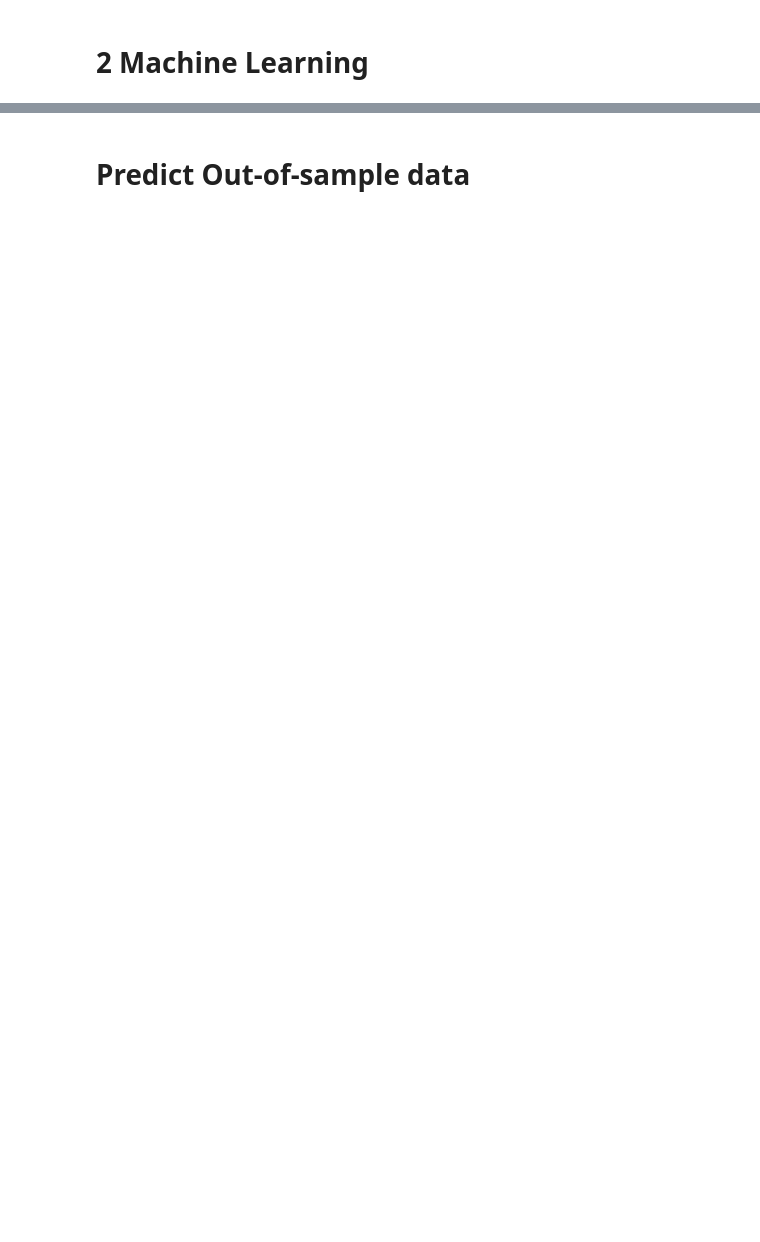
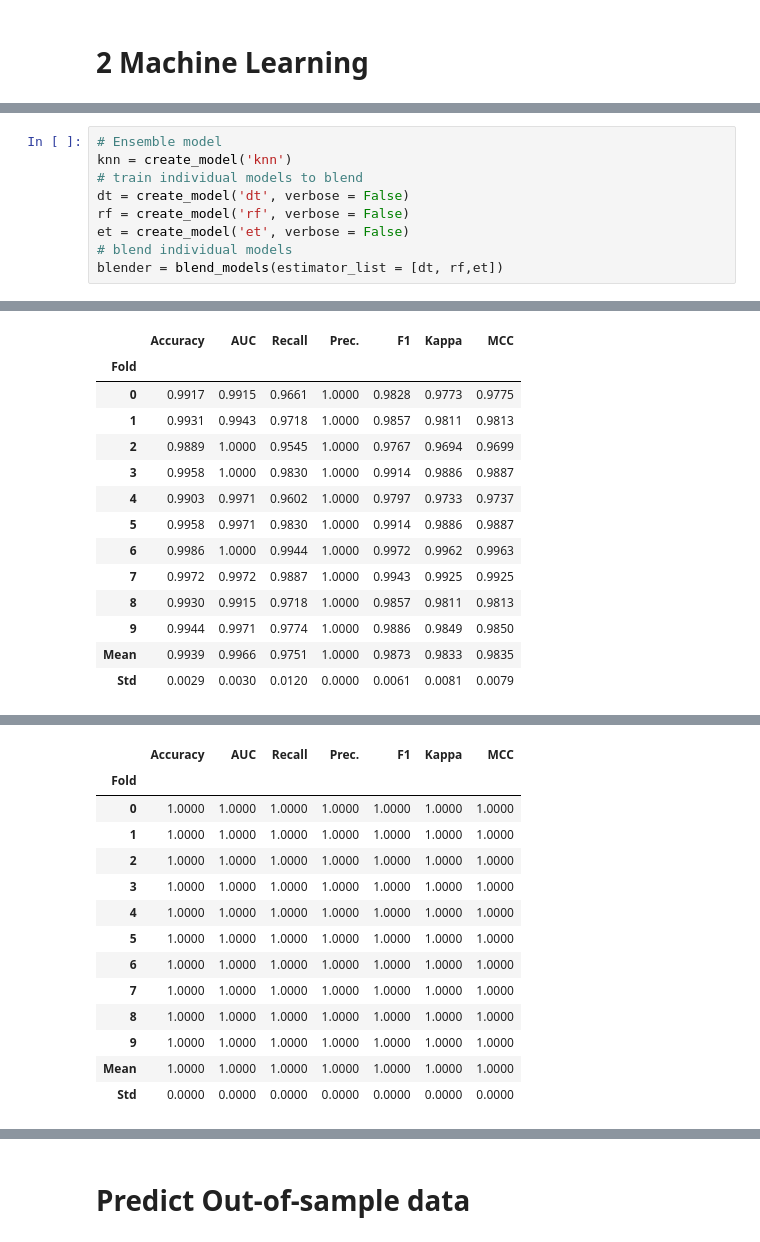
Before and after one commit to izardy/myrapid-backend, a Jupyter notebook: ml/RapidKL_Hackathon_Predict_Label2.ipynb, the cells around one changed output, grey strips where cells are left out. Drawn from its saved outputs; the diff is of its cells as text; blank space fills up the shorter version.

```diff
--- a/ml/RapidKL_Hackathon_Predict_Label2.ipynb
+++ b/ml/RapidKL_Hackathon_Predict_Label2.ipynb
@@ -404 +437,11 @@ best = compare_models()
 [interactive output not drawn]
+# %%
+# Ensemble model
+knn = create_model('knn')
+# train individual models to blend
+dt = create_model('dt', verbose = False)
+rf = create_model('rf', verbose = False)
+et = create_model('et', verbose = False)
+# blend individual models
+blender = blend_models(estimator_list = [dt, rf,et])
+# %% [output]
@@ -404,0 +449,14 @@ best = compare_models()
+|  | Accuracy | AUC | Recall | Prec. | F1 | Kappa | MCC |
+| Fold |  |  |  |  |  |  |  |
+| 0 | 0.9917 | 0.9915 | 0.9661 | 1.0000 | 0.9828 | 0.9773 | 0.9775 |
+| 1 | 0.9931 | 0.9943 | 0.9718 | 1.0000 | 0.9857 | 0.9811 | 0.9813 |
+| 2 | 0.9889 | 1.0000 | 0.9545 | 1.0000 | 0.9767 | 0.9694 | 0.9699 |
+| 3 | 0.9958 | 1.0000 | 0.9830 | 1.0000 | 0.9914 | 0.9886 | 0.9887 |
+| 4 | 0.9903 | 0.9971 | 0.9602 | 1.0000 | 0.9797 | 0.9733 | 0.9737 |
+| 5 | 0.9958 | 0.9971 | 0.9830 | 1.0000 | 0.9914 | 0.9886 | 0.9887 |
+| 6 | 0.9986 | 1.0000 | 0.9944 | 1.0000 | 0.9972 | 0.9962 | 0.9963 |
+| 7 | 0.9972 | 0.9972 | 0.9887 | 1.0000 | 0.9943 | 0.9925 | 0.9925 |
+| 8 | 0.9930 | 0.9915 | 0.9718 | 1.0000 | 0.9857 | 0.9811 | 0.9813 |
+| 9 | 0.9944 | 0.9971 | 0.9774 | 1.0000 | 0.9886 | 0.9849 | 0.9850 |
+| Mean | 0.9939 | 0.9966 | 0.9751 | 1.0000 | 0.9873 | 0.9833 | 0.9835 |
+| Std | 0.0029 | 0.0030 | 0.0120 | 0.0000 | 0.0061 | 0.0081 | 0.0079 |
@@ -404,0 +465,14 @@ best = compare_models()
+|  | Accuracy | AUC | Recall | Prec. | F1 | Kappa | MCC |
+| Fold |  |  |  |  |  |  |  |
+| 0 | 1.0000 | 1.0000 | 1.0000 | 1.0000 | 1.0000 | 1.0000 | 1.0000 |
+| 1 | 1.0000 | 1.0000 | 1.0000 | 1.0000 | 1.0000 | 1.0000 | 1.0000 |
+| 2 | 1.0000 | 1.0000 | 1.0000 | 1.0000 | 1.0000 | 1.0000 | 1.0000 |
+| 3 | 1.0000 | 1.0000 | 1.0000 | 1.0000 | 1.0000 | 1.0000 | 1.0000 |
+| 4 | 1.0000 | 1.0000 | 1.0000 | 1.0000 | 1.0000 | 1.0000 | 1.0000 |
+| 5 | 1.0000 | 1.0000 | 1.0000 | 1.0000 | 1.0000 | 1.0000 | 1.0000 |
+| 6 | 1.0000 | 1.0000 | 1.0000 | 1.0000 | 1.0000 | 1.0000 | 1.0000 |
+| 7 | 1.0000 | 1.0000 | 1.0000 | 1.0000 | 1.0000 | 1.0000 | 1.0000 |
+| 8 | 1.0000 | 1.0000 | 1.0000 | 1.0000 | 1.0000 | 1.0000 | 1.0000 |
+| 9 | 1.0000 | 1.0000 | 1.0000 | 1.0000 | 1.0000 | 1.0000 | 1.0000 |
+| Mean | 1.0000 | 1.0000 | 1.0000 | 1.0000 | 1.0000 | 1.0000 | 1.0000 |
+| Std | 0.0000 | 0.0000 | 0.0000 | 0.0000 | 0.0000 | 0.0000 | 0.0000 |
```
Also changed, not shown: parts of 36 cells of this notebook.
